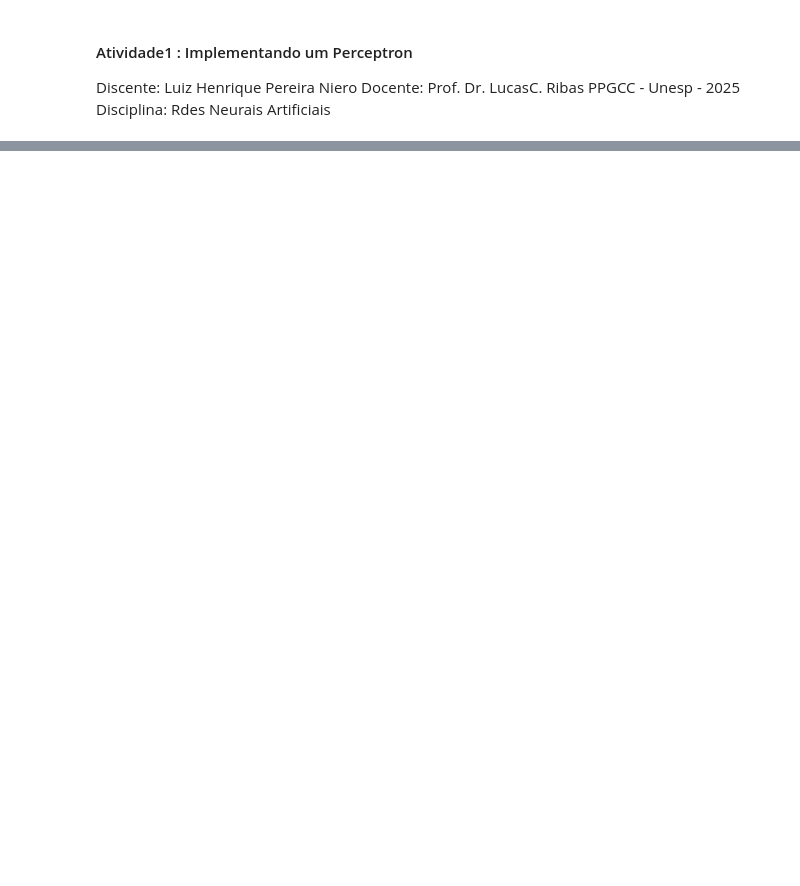
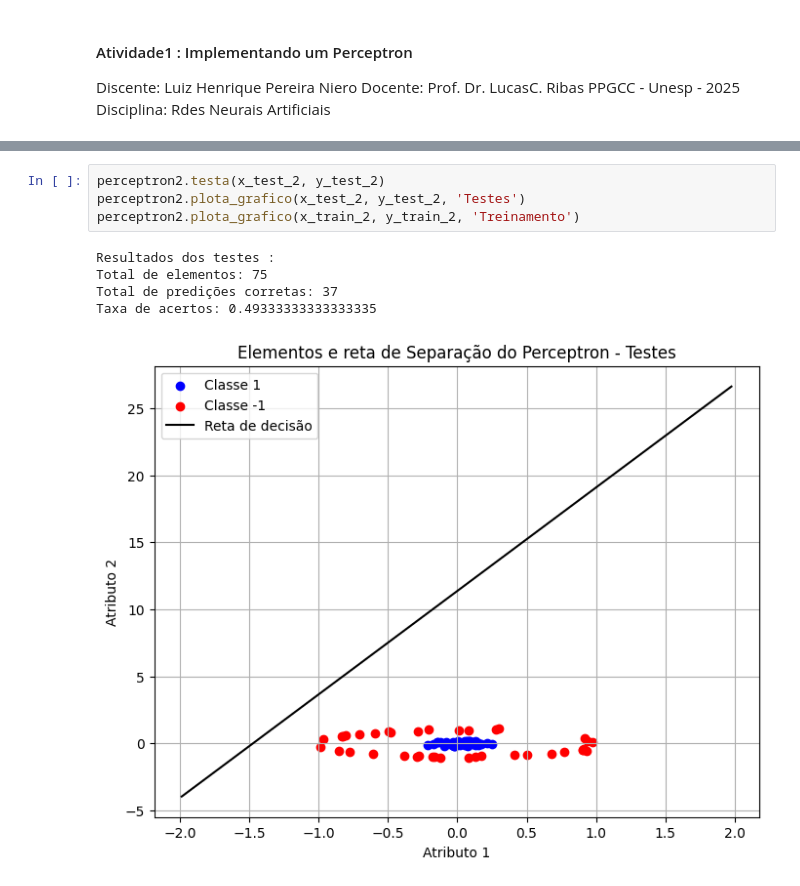
Before and after one commit to luizniero/IA-Fundamentals, a Jupyter notebook: Perceptron operacoes simples.ipynb, the cells around one changed output, grey strips where cells are left out. Drawn from its saved outputs; the diff is of its cells as text; blank space fills up the shorter version.

```diff
--- a/Perceptron operacoes simples.ipynb
+++ b/Perceptron operacoes simples.ipynb
@@ -120,0 +247,10 @@ Melhor bias: 0.730422425004934
+# %%
+perceptron2.testa(x_test_2, y_test_2)
+perceptron2.plota_grafico(x_test_2, y_test_2, 'Testes')
+perceptron2.plota_grafico(x_train_2, y_train_2, 'Treinamento')
+# %% [output]
+Resultados dos testes :
+Total de elementos: 75
+Total de predições corretas: 37
+Taxa de acertos: 0.49333333333333335
+[figure, added]
```
Also changed, not shown: parts of 12 cells of this notebook.
